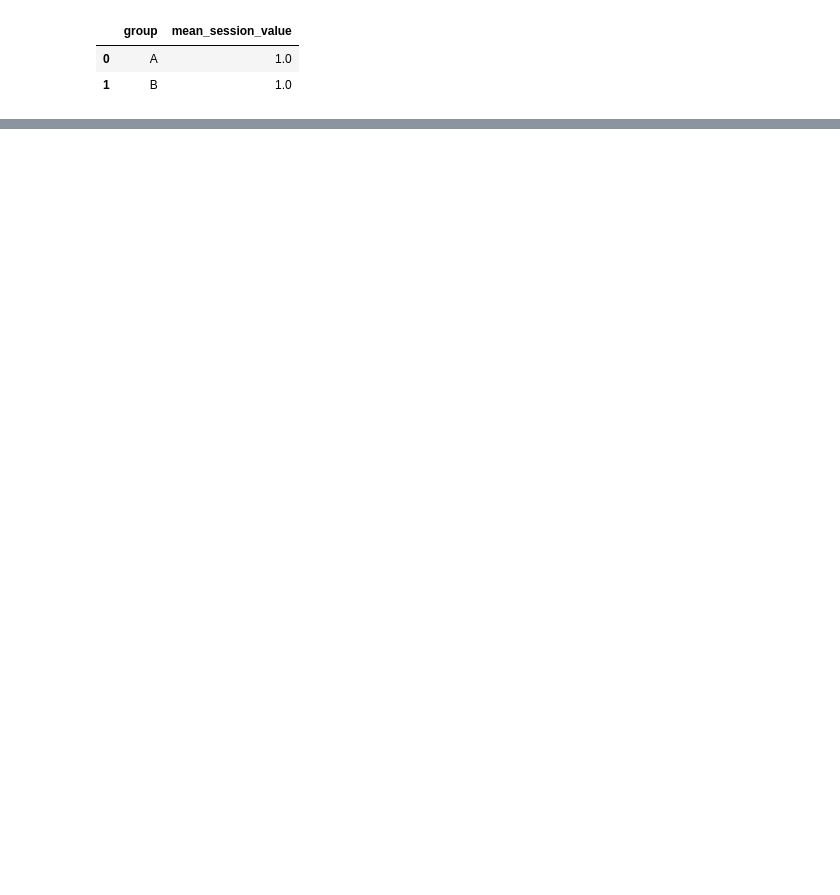
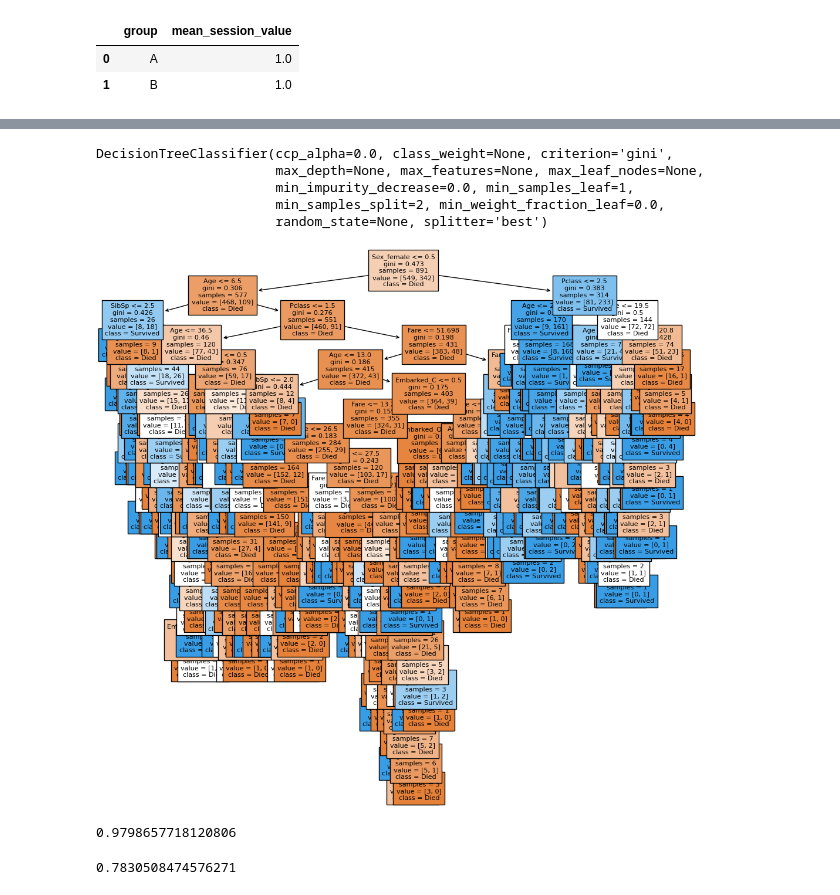
Before and after one commit to KateKryukova/Learning_Path, a Jupyter notebook: Stepik/Stepik - Введение в Data Science и машинное обучение.ipynb, the cells around one changed output, grey strips where cells are left out. Saved outputs shown, nothing was run; the diff lists cells and outputs as text; code cells hidden in the pictures; blank space fills up the shorter version.

```diff
--- a/Stepik/Stepik - Введение в Data Science и машинное обучение.ipynb
+++ b/Stepik/Stepik - Введение в Data Science и машинное обучение.ipynb
@@ -651,0 +761,24 @@ IG(Q) = S_o - \sum_{i=1}^{q} \frac{N_i}{N} S_i
+# %%
+#заполняем пропуски в Age медианными значениями в зависимости от пола, класса и выживаемости
+med = X.groupby(['Sex', 'Pclass', 'Survived'], as_index=False)['Age'].transform('median')
+X = X.fillna({'Age': med.Age})
+# %%
+X = X.drop('Survived', axis=1)
+# %%
+X = pd.get_dummies(X) #конвертирует строковые (классовые) переменные в бинарные (например колонка Sex разбивается на две: Sex_male и Sex_female, заполненные 0 и 1)
+# %%
+clf = tree.DecisionTreeClassifier()
+# %%
+clf.fit(X, y)
+# %% [output]
+DecisionTreeClassifier(ccp_alpha=0.0, class_weight=None, criterion='gini',
+                       max_depth=None, max_features=None, max_leaf_nodes=None,
+                       min_impurity_decrease=0.0, min_samples_leaf=1,
+                       min_samples_split=2, min_weight_fraction_leaf=0.0,
+                       random_state=None, splitter='best')
+# %%
+plt.figure(figsize=(12,12))  # set plot size (denoted in inches)
+tree.plot_tree(clf, feature_names=list(X), filled=True, fontsize=8, class_names=['Died', 'Survived'])
+plt.show()
+# %% [output]
+[figure, added]
@@ -651,0 +794,13 @@ IG(Q) = S_o - \sum_{i=1}^{q} \frac{N_i}{N} S_i
+# %%
+# обучим модель на train data без ограничения глубины дерева
+clf.fit(X_train, y_train)
+
+# процент правильных предсказаний на train (почти 100%!)
+clf.score(X_train, y_train)
+# %% [output]
+0.9798657718120806
+# %%
+# процент правильных предсказаний на test (низкий!)
+clf.score(X_test, y_test)
+# %% [output]
+0.7830508474576271
```
Also changed, not shown: parts of 210 cells of this notebook, 5 other files.
